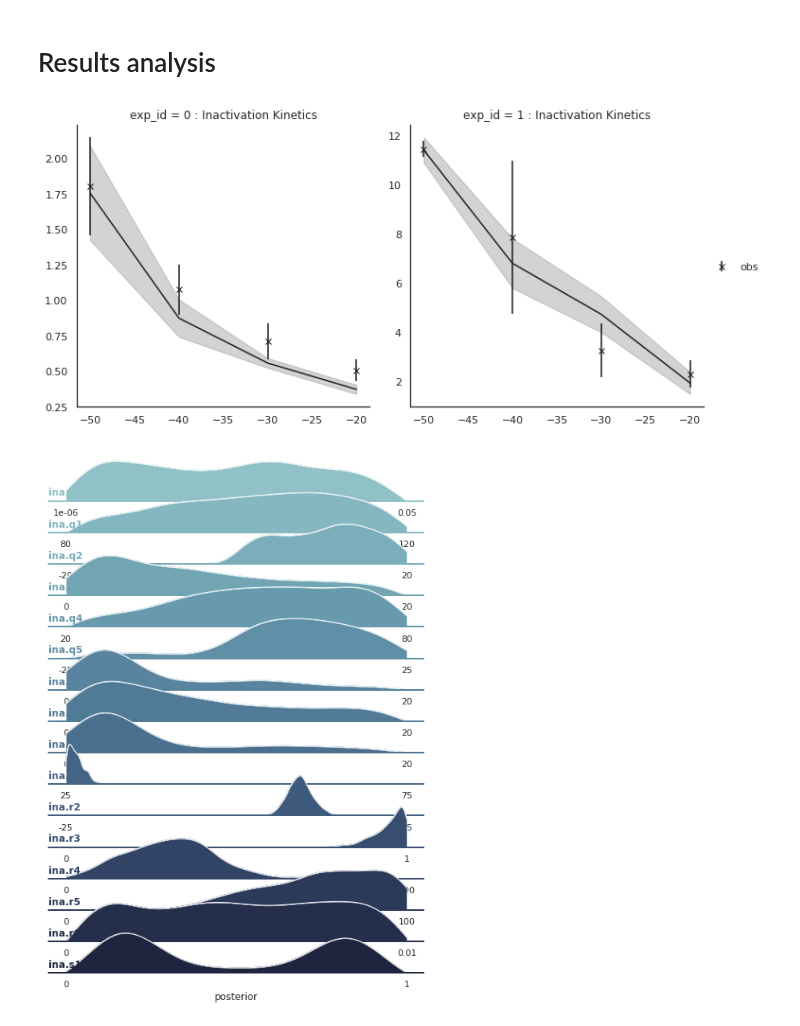
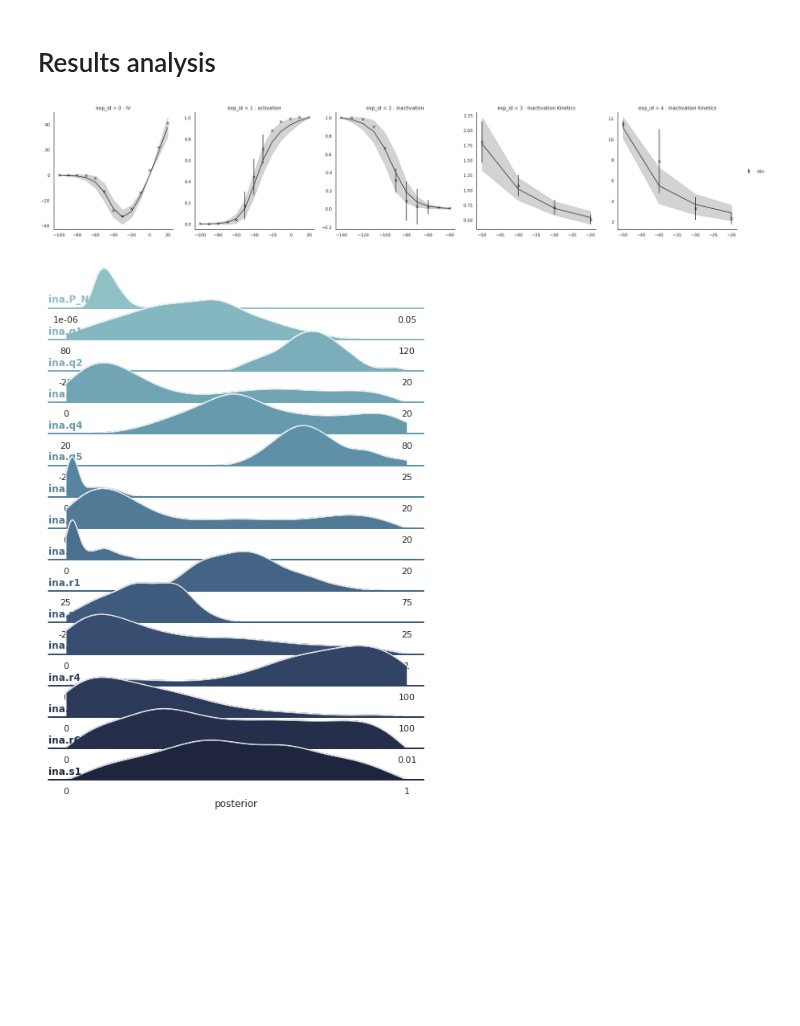
Before and after one commit to charleshouston/ion-channel-ABC, a Jupyter notebook: docs/examples/Nygren/Nygren_ina_testing.ipynb, the cells around one changed output. Drawn from its saved outputs; the diff is of its cells as text; code cells hidden in the pictures; blank space fills up the shorter version.

Commit message:
updating the experiments and the notebooks

```diff
--- a/docs/examples/Nygren/Nygren_ina_testing.ipynb
+++ b/docs/examples/Nygren/Nygren_ina_testing.ipynb
@@ -153,16 +147,24 @@ KeyboardInterrupt:
 #history.all_runs()
 # %%
 history = History(db_path)
-history.id = 56 # (52 corresponds to the availability protocol with HP -80 mV : sakakibara_inact_kin_80)
+history.id = 60 # (52 corresponds to the availability protocol with HP -80 mV : sakakibara_inact_kin_80)
 # (54 corresponds to the availability protocol with HP -80 mV : sakakibara_inact_kin_80 with 30 iterations)
 # (55 corresponds to the whole simulation without the recovery and availability experiment)
 # (1 on spitfire corresponds to recovery 100)
 # (56 corresponds to inactivation kinetics)
+
+# (57 corresponds to the availability protocol with HP -100 mV : sakakibara_inact_kin_100 with mS :
+# 30 pop and eps = 2.37)
+# (58 corresponds to the recovery protocol with HP -100 mV : sakakibara_recov_100 with mS !!!)
+# 60 corresponds to all experiments but the availability and recovery. note the final eps
 df, w = history.get_distribution(m=0)
-
-grid1 = plot_sim_results(modelfile,sakakibara_inact_kin_1,df=df, w=w)
+#df.describe()
+grid1 = plot_sim_results(modelfile,sakakibara_iv,
+                                                sakakibara_act,
+                                                sakakibara_inact,
+                                                sakakibara_inact_kin_1,df=df, w=w)
 grid2 = plot_parameters_kde(df, w, limits, aspect=12,height=0.6)
 # %% [output]
-[figure, old version]
+[figure, new version]
-[figure, old version]
+[figure, new version]
 # %%
```
Also changed, not shown: parts of 9 cells of this notebook, 16 other files.
